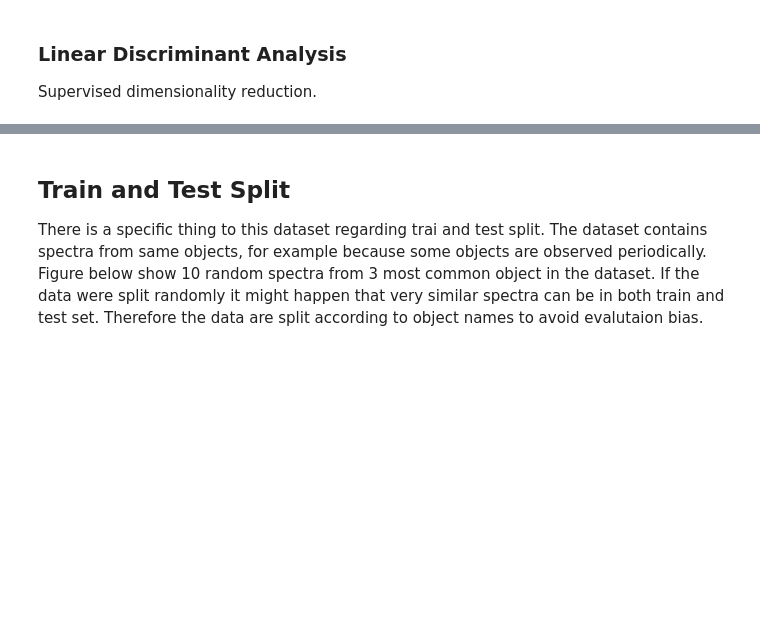
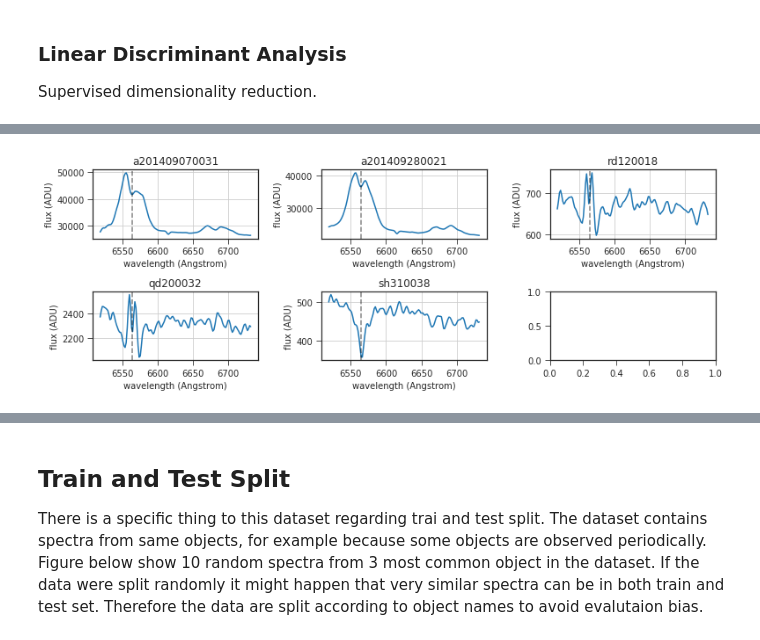
Before and after one commit to podondra/ondrejov-preprocessing, a Jupyter notebook: ondrejov-preprocessing.ipynb, the cells around one changed output, grey strips where cells are left out. Saved outputs shown, nothing was run; the diff lists cells and outputs as text; code cells hidden in the pictures; blank space fills up the shorter version.

```diff
--- a/ondrejov-preprocessing.ipynb
+++ b/ondrejov-preprocessing.ipynb
@@ -241,0 +270,5 @@ Identify incorreclty classified spectra and outliers?
+# %%
+double_peaks = ['a201409070031', 'a201409280021', 'rd120018', 'qd200032', 'sh310038']
+plot_ids(double_peaks)
+# %% [output]
+[figure, added]
```
Also changed, not shown: parts of 18 cells of this notebook.
